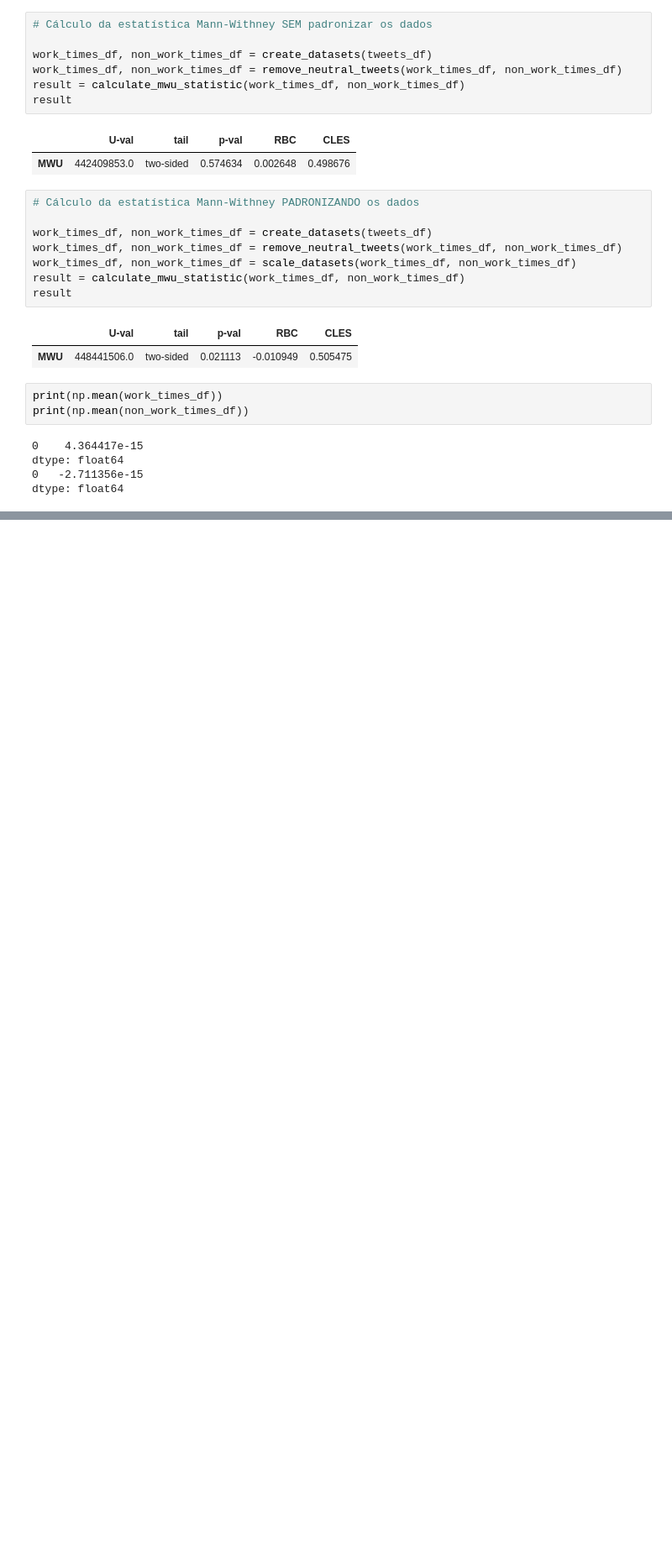
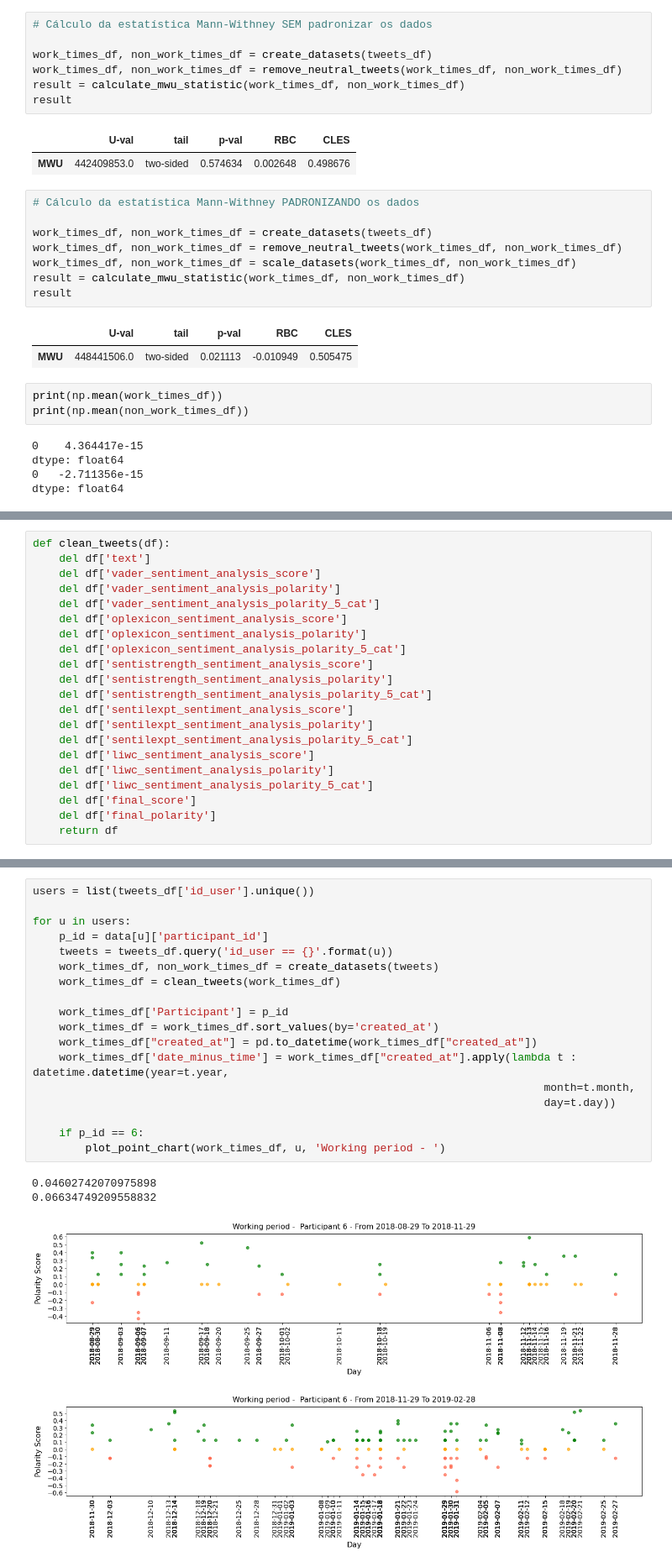
Before and after one commit to leosilva/peerj_computer_science_2022, a Jupyter notebook: Notebooks/Statistics - Working x Non-working.ipynb, the cells around one changed output, grey strips where cells are left out. Shown at 84% size. Saved outputs shown, nothing was run; the diff lists cells and outputs as text; blank space fills up the shorter version.

```diff
--- a/Notebooks/Statistics - Working x Non-working.ipynb
+++ b/Notebooks/Statistics - Working x Non-working.ipynb
@@ -410,0 +467,21 @@ print(float(pval))
+# %%
+def clean_tweets(df):
+    del df['text']
+    del df['vader_sentiment_analysis_score']
+    del df['vader_sentiment_analysis_polarity']
+    del df['vader_sentiment_analysis_polarity_5_cat']
+    del df['oplexicon_sentiment_analysis_score']
+    del df['oplexicon_sentiment_analysis_polarity']
+    del df['oplexicon_sentiment_analysis_polarity_5_cat']
+    del df['sentistrength_sentiment_analysis_score']
+    del df['sentistrength_sentiment_analysis_polarity']
+    del df['sentistrength_sentiment_analysis_polarity_5_cat']
+    del df['sentilexpt_sentiment_analysis_score']
+    del df['sentilexpt_sentiment_analysis_polarity']
+    del df['sentilexpt_sentiment_analysis_polarity_5_cat']
+    del df['liwc_sentiment_analysis_score']
+    del df['liwc_sentiment_analysis_polarity']
+    del df['liwc_sentiment_analysis_polarity_5_cat']
+    del df['final_score']
+    del df['final_polarity']
+    return df
@@ -410,0 +631,23 @@ print(float(pval))
+# %%
+users = list(tweets_df['id_user'].unique())
+
+for u in users:
+    p_id = data[u]['participant_id']
+    tweets = tweets_df.query('id_user == {}'.format(u))
+    work_times_df, non_work_times_df = create_datasets(tweets)
+    work_times_df = clean_tweets(work_times_df)
+
+    work_times_df['Participant'] = p_id
+    work_times_df = work_times_df.sort_values(by='created_at')
+    work_times_df["created_at"] = pd.to_datetime(work_times_df["created_at"])
+    work_times_df['date_minus_time'] = work_times_df["created_at"].apply(lambda t : datetime.datetime(year=t.year,
+                                                                              month=t.month,
+                                                                              day=t.day))
+
+    if p_id == 6:
+        plot_point_chart(work_times_df, u, 'Working period - ')
+# %% [output]
+0.04602742070975898
+0.06634749209558832
+[figure, added]
+[figure, added]
```
Also changed, not shown: parts of 28 cells of this notebook, 1 other file.
